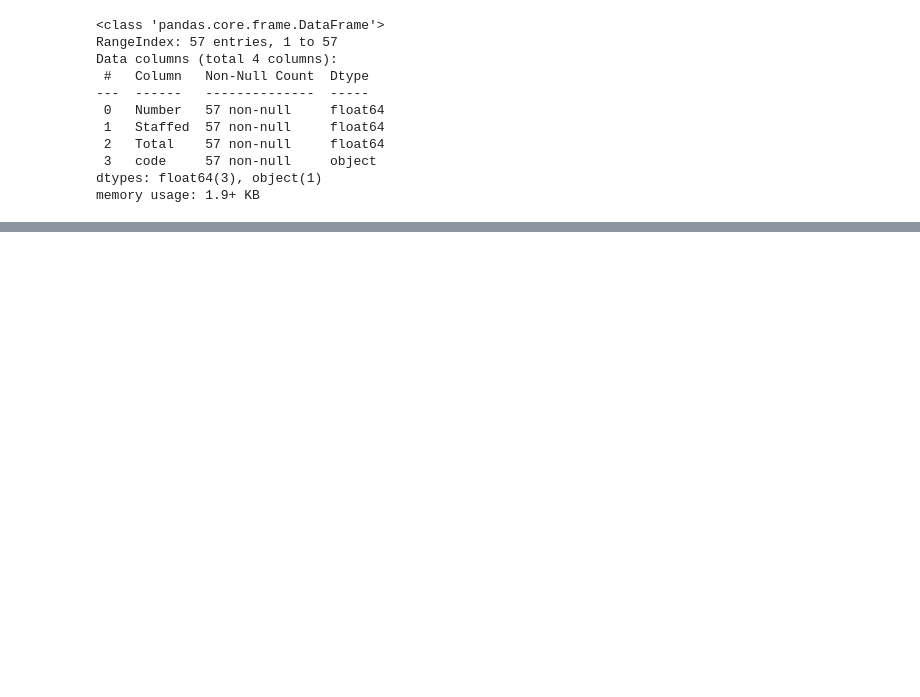
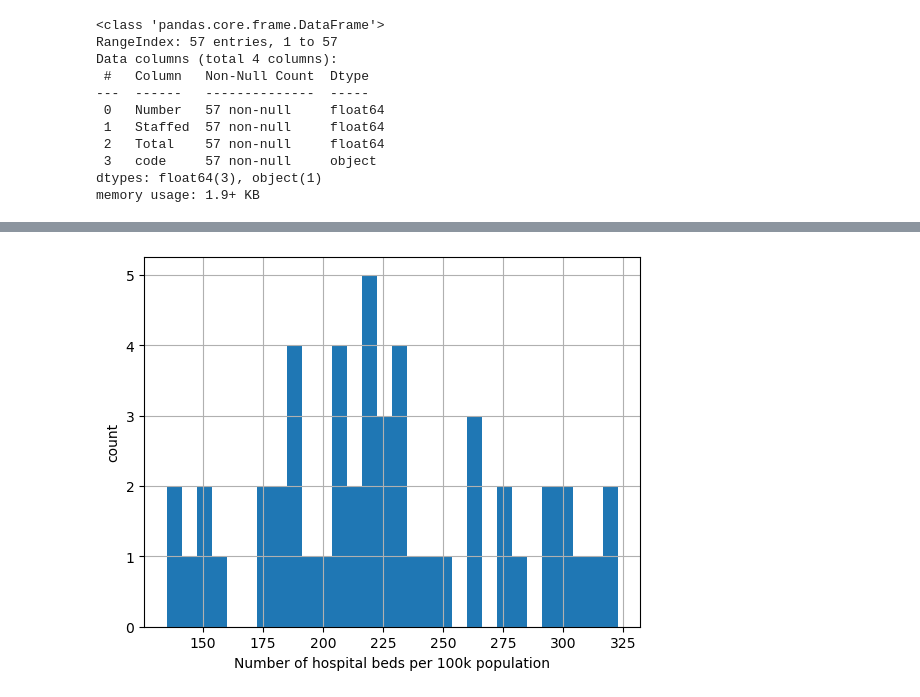
Before and after one commit to tennisvs/Springboard, a Jupyter notebook: Capstone/Capstone_Part_5_EDA.ipynb, the cells around one changed output, grey strips where cells are left out. Cells and saved outputs as stored; diff of their text form; code cells hidden in the pictures; blank space fills up the shorter version.

```diff
--- a/Capstone/Capstone_Part_5_EDA.ipynb
+++ b/Capstone/Capstone_Part_5_EDA.ipynb
@@ -925,0 +994,6 @@ state_df
+# %%
+state_df['beds_per_100kcapita'].hist(bins=30)
+plt.xlabel('Number of hospital beds per 100k population')
+plt.ylabel('count');
+# %% [output]
+[figure, added]
```
Also changed, not shown: parts of 48 cells of this notebook.
